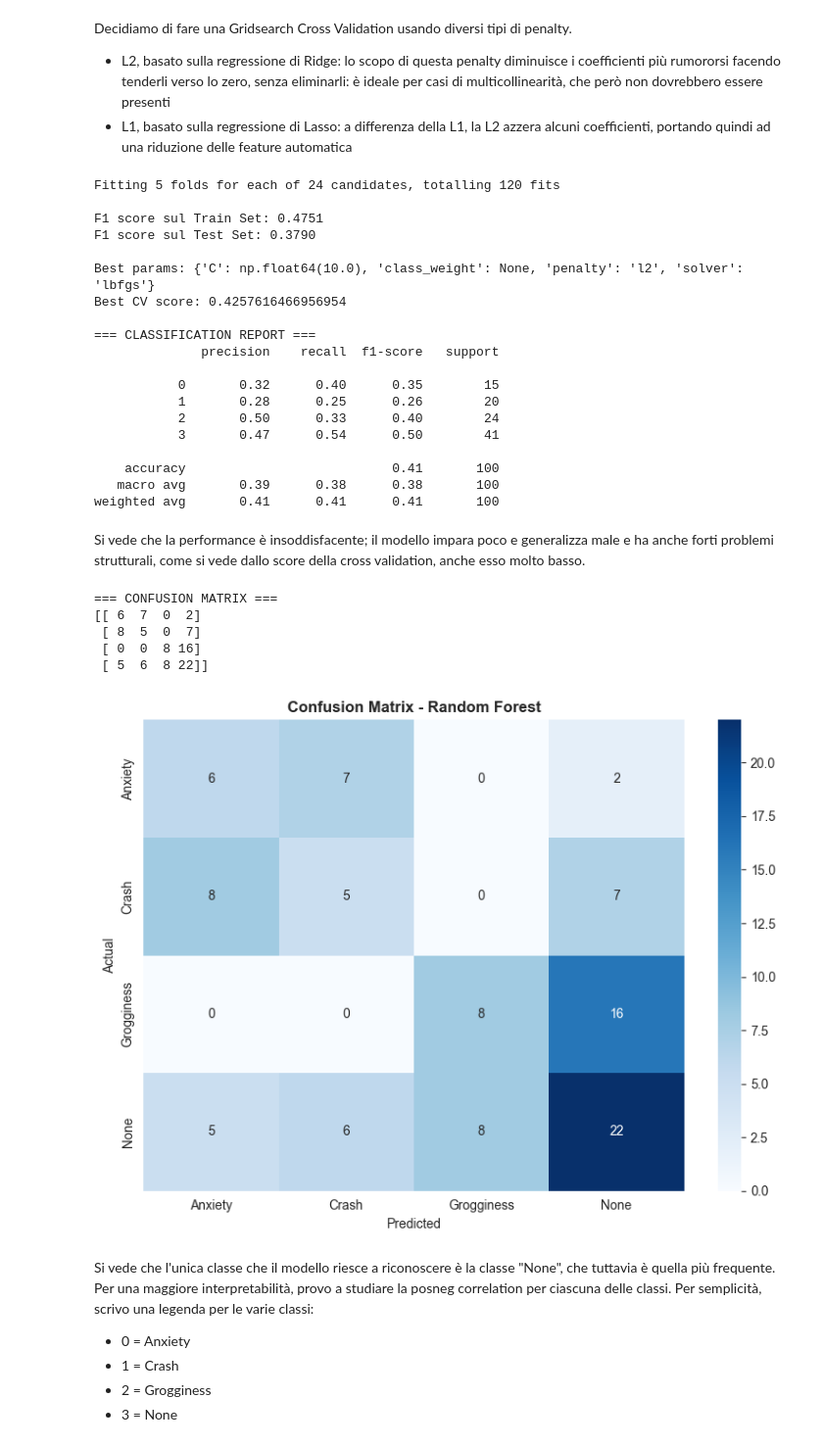
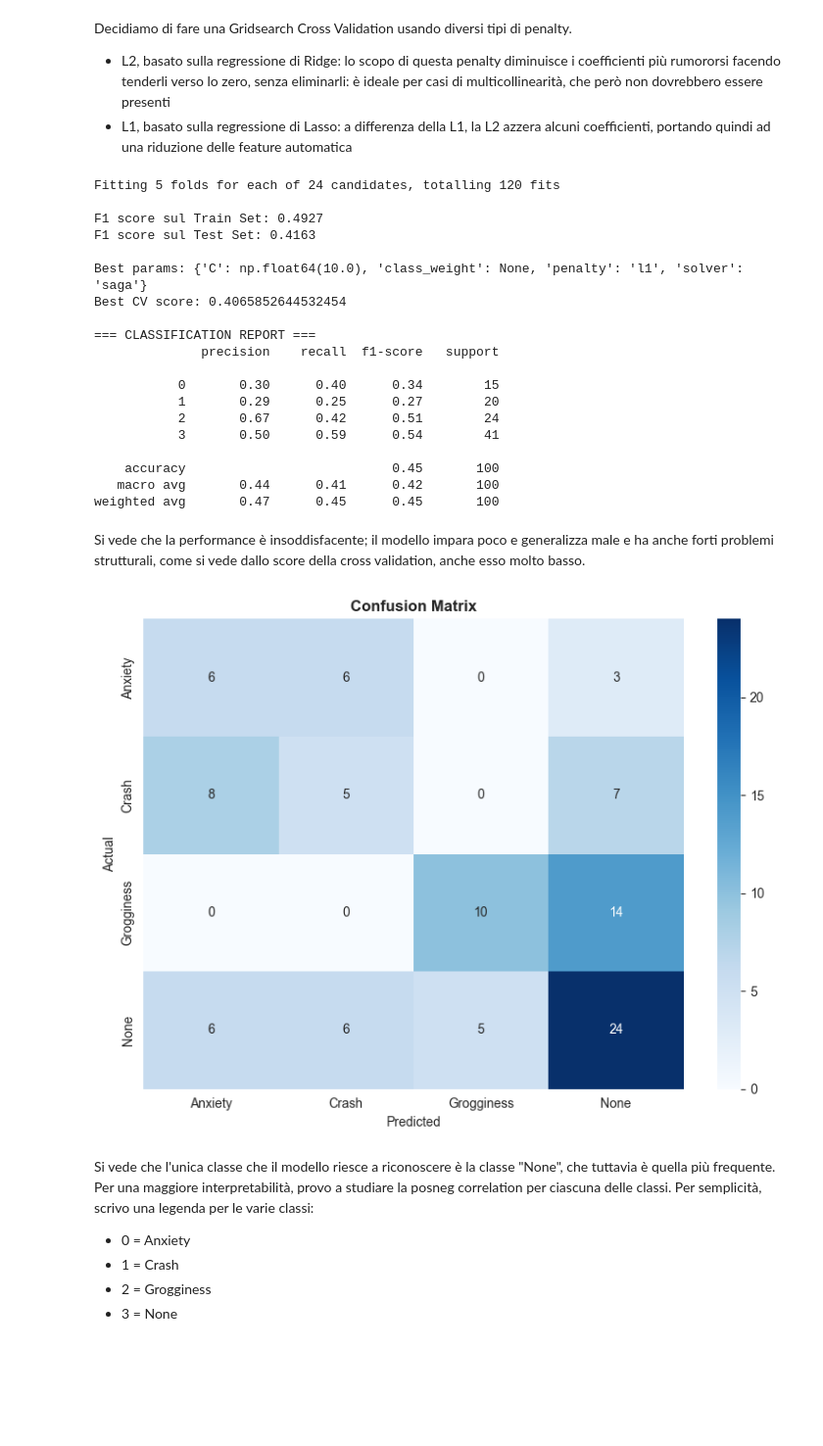
Before and after one commit to Grimino27/PDAI_Project, a Jupyter notebook: scripts/LogisticRegressor.ipynb, the cells around one changed output. Shown at 98% size. Cells and saved outputs as stored; diff of their text form; code cells hidden in the pictures; blank space fills up the shorter version.

```diff
--- a/scripts/LogisticRegressor.ipynb
+++ b/scripts/LogisticRegressor.ipynb
@@ -27,11 +12,11 @@ from commons import prepare_train_test
 # %%
 df = pd.read_csv('../df_encoded.csv')
-# Identifico le colonne numeriche da lasciare, eliminando l'occupation type e l'identity
-df = df.drop(['occupation_Student', 'occupation_Working Professional', 'occupation_Freelancer', "participant_id"], axis=1)
+# Identifico le colonne numeriche da lasciare, eliminando ll'identity
+df = df.drop([ "participant_id"], axis=1)
 
 print(df.shape)
 X = df.drop("side_effects", axis=1)
 y = df['side_effects']
 
-X_train, y_train, X_test, y_test = prepare_train_test(X,y)
+scaler, X_train, y_train, X_test, y_test = prepare_train_test(X,y)
 # %% [output]
@@ -44,6 +29,7 @@ Decidiamo di fare una Gridsearch Cross Validation usando diversi tipi di penalty
 from sklearn.metrics import f1_score, classification_report, make_scorer
 import warnings
 warnings.filterwarnings("ignore", message="Inconsistent values*")
+warnings.filterwarnings("ignore", category=FutureWarning)
 from commons import logistic_model_selection
 
 grid, best_params, best_score = logistic_model_selection(X_train, y_train)
@@ -64,48 +50,32 @@ print(classification_report(y_test, y_pred))
 # %% [output]
 Fitting 5 folds for each of 24 candidates, totalling 120 fits
 
-F1 score sul Train Set: 0.4751
-F1 score sul Test Set: 0.3790
+F1 score sul Train Set: 0.4927
+F1 score sul Test Set: 0.4163
 
-Best params: {'C': np.float64(10.0), 'class_weight': None, 'penalty': 'l2', 'solver': 'lbfgs'}
-Best CV score: 0.4257616466956954
+Best params: {'C': np.float64(10.0), 'class_weight': None, 'penalty': 'l1', 'solver': 'saga'}
+Best CV score: 0.4065852644532454
 
 === CLASSIFICATION REPORT ===
               precision    recall  f1-score   support
 
-           0       0.32      0.40      0.35        15
-           1       0.28      0.25      0.26        20
-           2       0.50      0.33      0.40        24
-           3       0.47      0.54      0.50        41
+           0       0.30      0.40      0.34        15
+           1       0.29      0.25      0.27        20
+           2       0.67      0.42      0.51        24
+           3       0.50      0.59      0.54        41
 
-    accuracy                           0.41       100
-   macro avg       0.39      0.38      0.38       100
-weighted avg       0.41      0.41      0.41       100
+    accuracy                           0.45       100
+   macro avg       0.44      0.41      0.42       100
+weighted avg       0.47      0.45      0.45       100
 # %% [markdown]
 Si vede che la performance è insoddisfacente; il modello impara poco e generalizza male e ha anche forti problemi strutturali, come si vede dallo score della cross validation, anche esso molto basso.
 # %%
 from sklearn.metrics import confusion_matrix
 cm = confusion_matrix(y_test, y_pred)
-print("\n=== CONFUSION MATRIX ===")
-print(cm)
-
-# Heatmap della confusion matrix
-fig, ax = plt.subplots(figsize=(8, 6))
-sns.heatmap(cm, annot=True, fmt='d', cmap='Blues', ax=ax,
-            xticklabels=['Anxiety', 'Crash', 'Grogginess', 'None'],
-            yticklabels=['Anxiety', 'Crash', 'Grogginess', 'None'])
-ax.set_title('Confusion Matrix - Random Forest', fontsize=12, fontweight='bold')
-ax.set_ylabel('Actual')
-ax.set_xlabel('Predicted')
-plt.tight_layout()
-plt.show()
+class_labels = ['Anxiety', 'Crash', 'Grogginess', 'None']
+plot_confusion_matrix(cm, class_labels, title="Confusion Matrix")
 # %% [output]
-=== CONFUSION MATRIX ===
-[[ 6  7  0  2]
- [ 8  5  0  7]
- [ 0  0  8 16]
- [ 5  6  8 22]]
-[figure, old version]
+[figure, new version]
 # %% [markdown]
 Si vede che l'unica classe che il modello riesce a riconoscere è la classe "None", che tuttavia è quella più frequente. Per una maggiore interpretabilità, provo a studiare la posneg correlation per ciascuna delle classi. Per semplicità, scrivo una legenda per le varie classi:
  - 0 = Anxiety
```
Also changed, not shown: parts of 5 cells of this notebook, 2 other files.
